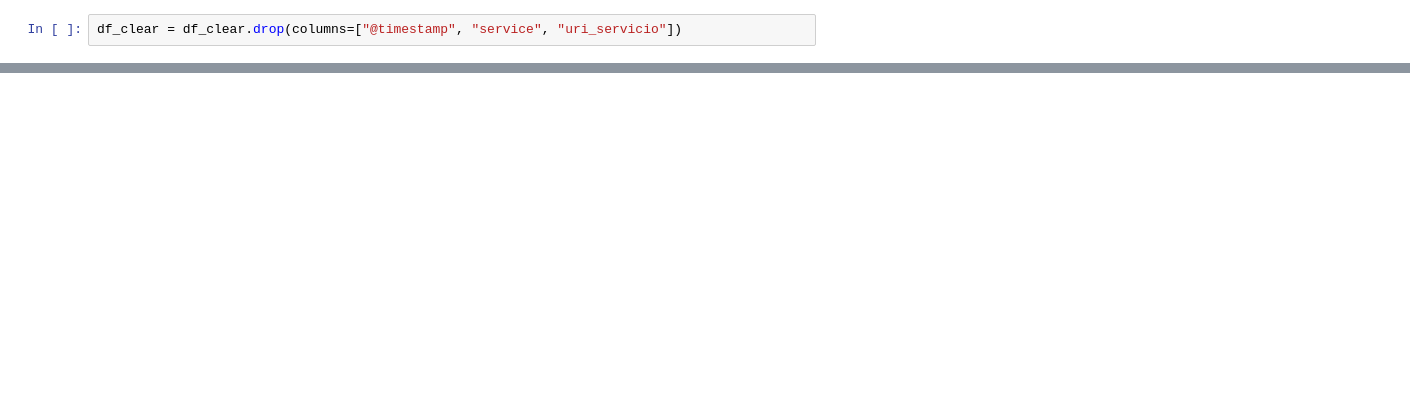
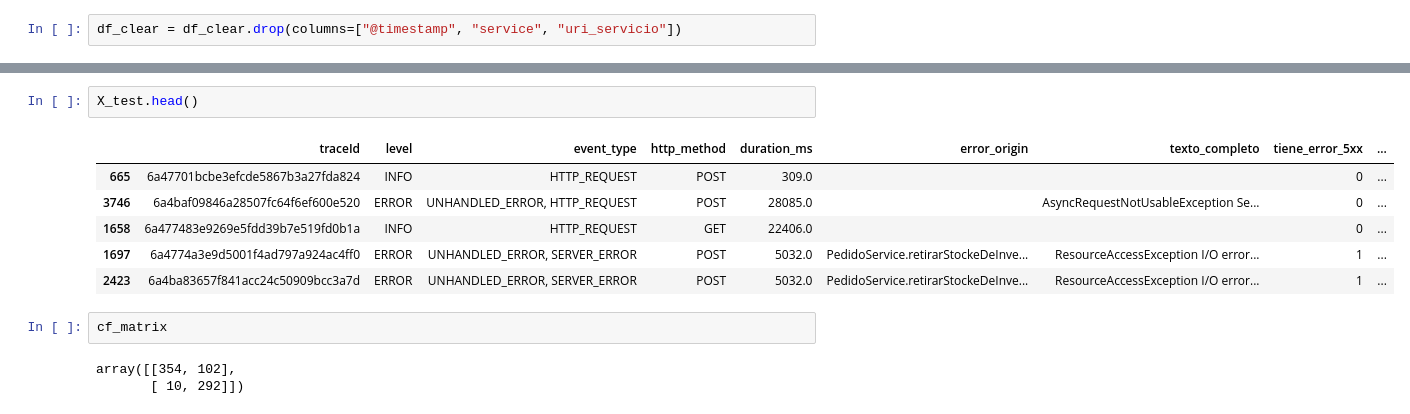
Before and after one commit to Faprin/Analizador-de-Causa-Ra-z-RCA-para-Sistemas-Distribuidos, a Jupyter notebook: ml-predictions/notebooks/01_Isolation_TF-IDF.ipynb, the cells around one changed output, grey strips where cells are left out. Cells and saved outputs as stored; diff of their text form; blank space fills up the shorter version.

```diff
--- a/ml-predictions/notebooks/01_Isolation_TF-IDF.ipynb
+++ b/ml-predictions/notebooks/01_Isolation_TF-IDF.ipynb
@@ -630,0 +644,14 @@ shap.summary_plot(shap_values, X_test_transformado, feature_names=nombre_feature
+# %%
+X_test.head()
+# %% [output]
+|  | traceId | level | event_type | http_method | duration_ms | error_origin | texto_completo | tiene_error_5xx | ... |
+| 665 | 6a47701bcbe3efcde5867b3a27fda824 | INFO | HTTP_REQUEST | POST | 309.0 |  |  | 0 | ... |
+| 3746 | 6a4baf09846a28507fc64f6ef600e520 | ERROR | UNHANDLED_ERROR, HTTP_REQUEST | POST | 28085.0 |  | AsyncRequestNotUsableException Se... | 0 | ... |
+| 1658 | 6a477483e9269e5fdd39b7e519fd0b1a | INFO | HTTP_REQUEST | GET | 22406.0 |  |  | 0 | ... |
+| 1697 | 6a4774a3e9d5001f4ad797a924ac4ff0 | ERROR | UNHANDLED_ERROR, SERVER_ERROR | POST | 5032.0 | PedidoService.retirarStockeDeInve... | ResourceAccessException I/O error... | 1 | ... |
+| 2423 | 6a4ba83657f841acc24c50909bcc3a7d | ERROR | UNHANDLED_ERROR, SERVER_ERROR | POST | 5032.0 | PedidoService.retirarStockeDeInve... | ResourceAccessException I/O error... | 1 | ... |
+# %%
+cf_matrix
+# %% [output]
+array([[354, 102],
+       [ 10, 292]])
```
Also changed, not shown: parts of 13 cells of this notebook.
